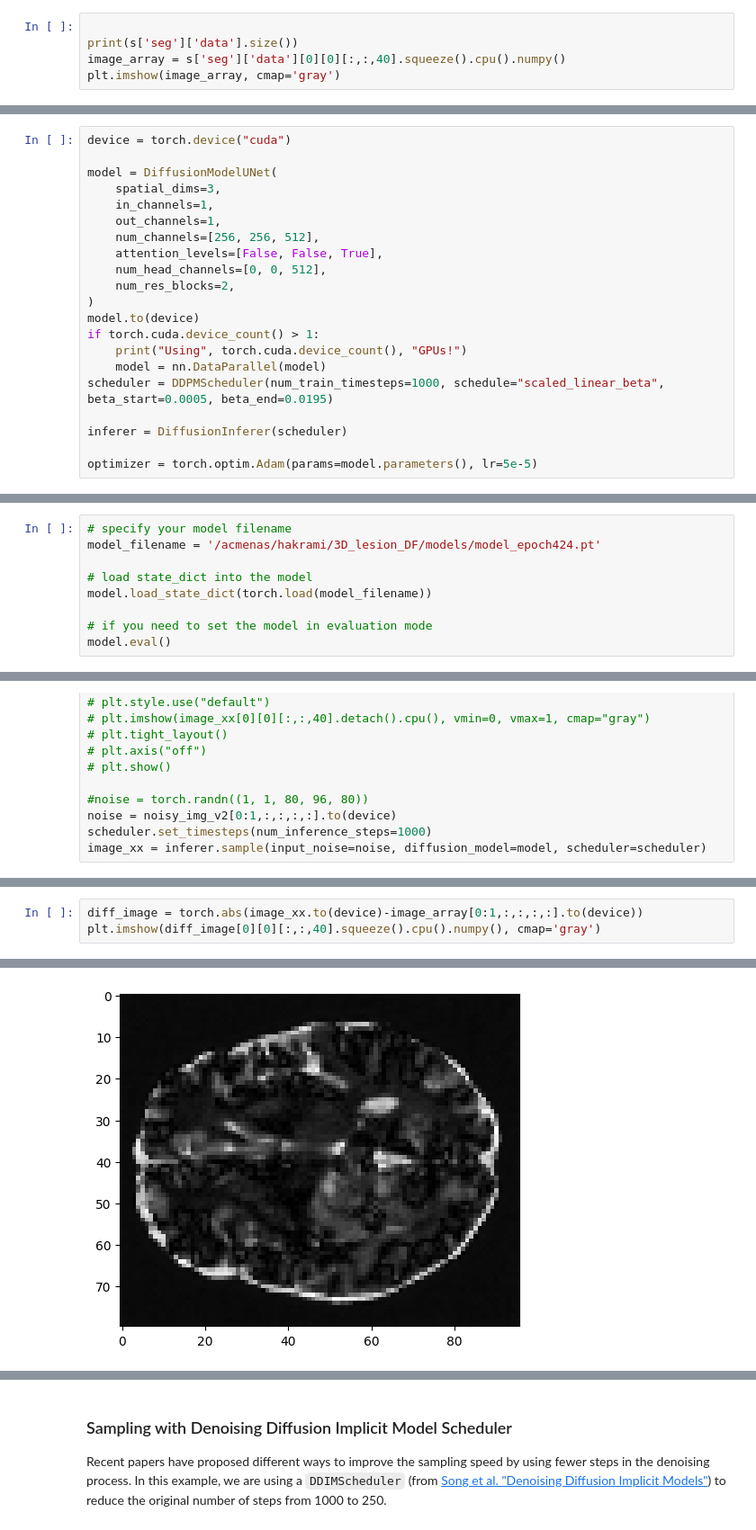
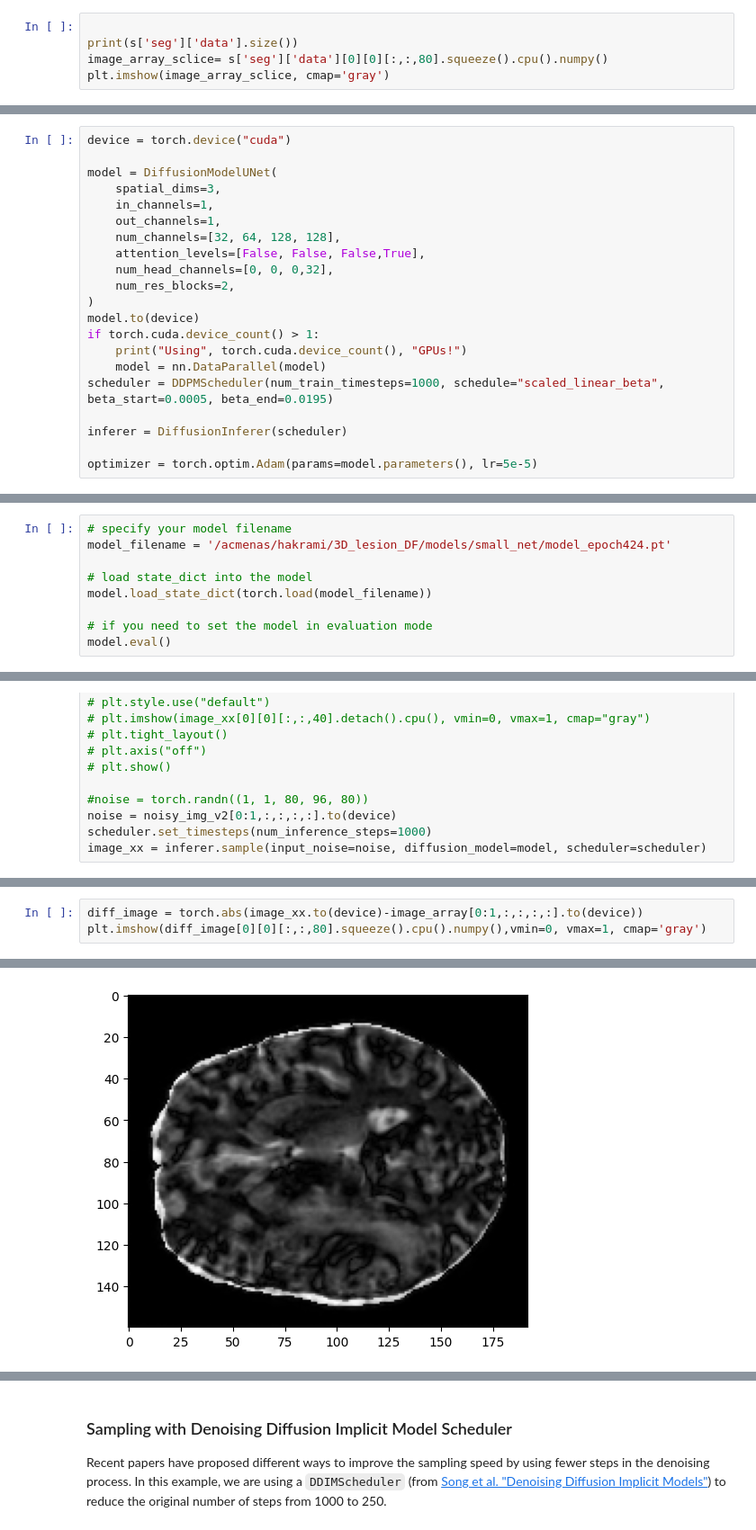
Before and after one commit to HaleAkrami/3D_lesion_DF, a Jupyter notebook: 3d_ddpm_valid.ipynb, the cells around one changed output, grey strips where cells are left out. Shown: that part at 90% size. Saved outputs shown, nothing was run; the diff lists cells and outputs as text.

```diff
--- a/3d_ddpm_valid.ipynb
+++ b/3d_ddpm_valid.ipynb
@@ -313,6 +315,6 @@ torch.Size([4, 1, 80, 96, 80])
 # %%
 
 print(s['seg']['data'].size())
-image_array = s['seg']['data'][0][0][:,:,40].squeeze().cpu().numpy()
-plt.imshow(image_array, cmap='gray')
+image_array_sclice= s['seg']['data'][0][0][:,:,80].squeeze().cpu().numpy()
+plt.imshow(image_array_sclice, cmap='gray')
 # %% [output]
@@ -326,9 +328,9 @@ model = DiffusionModelUNet(
     spatial_dims=3,
     in_channels=1,
     out_channels=1,
-    num_channels=[256, 256, 512],
-    attention_levels=[False, False, True],
-    num_head_channels=[0, 0, 512],
+    num_channels=[32, 64, 128, 128],
+    attention_levels=[False, False, False,True],
+    num_head_channels=[0, 0, 0,32],
     num_res_blocks=2,
 )
 model.to(device)
@@ -344,7 +346,7 @@ optimizer = torch.optim.Adam(params=model.parameters(), lr=5e-5)
 Using 4 GPUs!
 # %%
 # specify your model filename
-model_filename = '/acmenas/hakrami/3D_lesion_DF/models/model_epoch424.pt'
+model_filename = '/acmenas/hakrami/3D_lesion_DF/models/small_net/model_epoch424.pt'
 
 # load state_dict into the model
 model.load_state_dict(torch.load(model_filename))
@@ -461,9 +467,9 @@ plt.imshow(image_xx[0][0][:,:,40].squeeze().cpu().numpy(), cmap='gray')
 # %%
 diff_image = torch.abs(image_xx.to(device)-image_array[0:1,:,:,:,:].to(device))
-plt.imshow(diff_image[0][0][:,:,40].squeeze().cpu().numpy(), cmap='gray')
+plt.imshow(diff_image[0][0][:,:,80].squeeze().cpu().numpy(),vmin=0, vmax=1, cmap='gray')
 # %% [output]
 <matplotlib.image.AxesImage at 0x...>
-[figure, old version]
+[figure, new version]
 # %%
 import nibabel as nib
 image_data = image_xx.squeeze().cpu().numpy()
```
Also changed, not shown: parts of 12 cells of this notebook, 5 other files.
